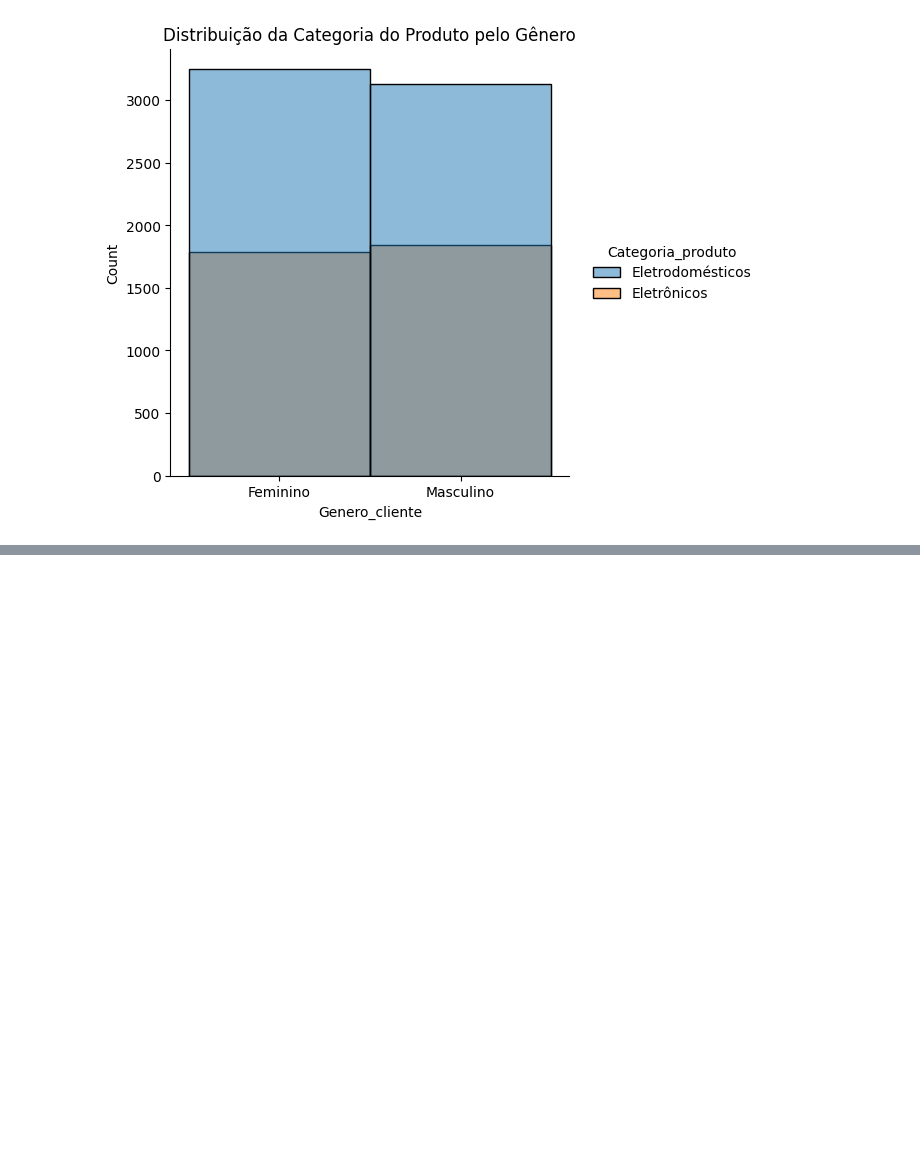
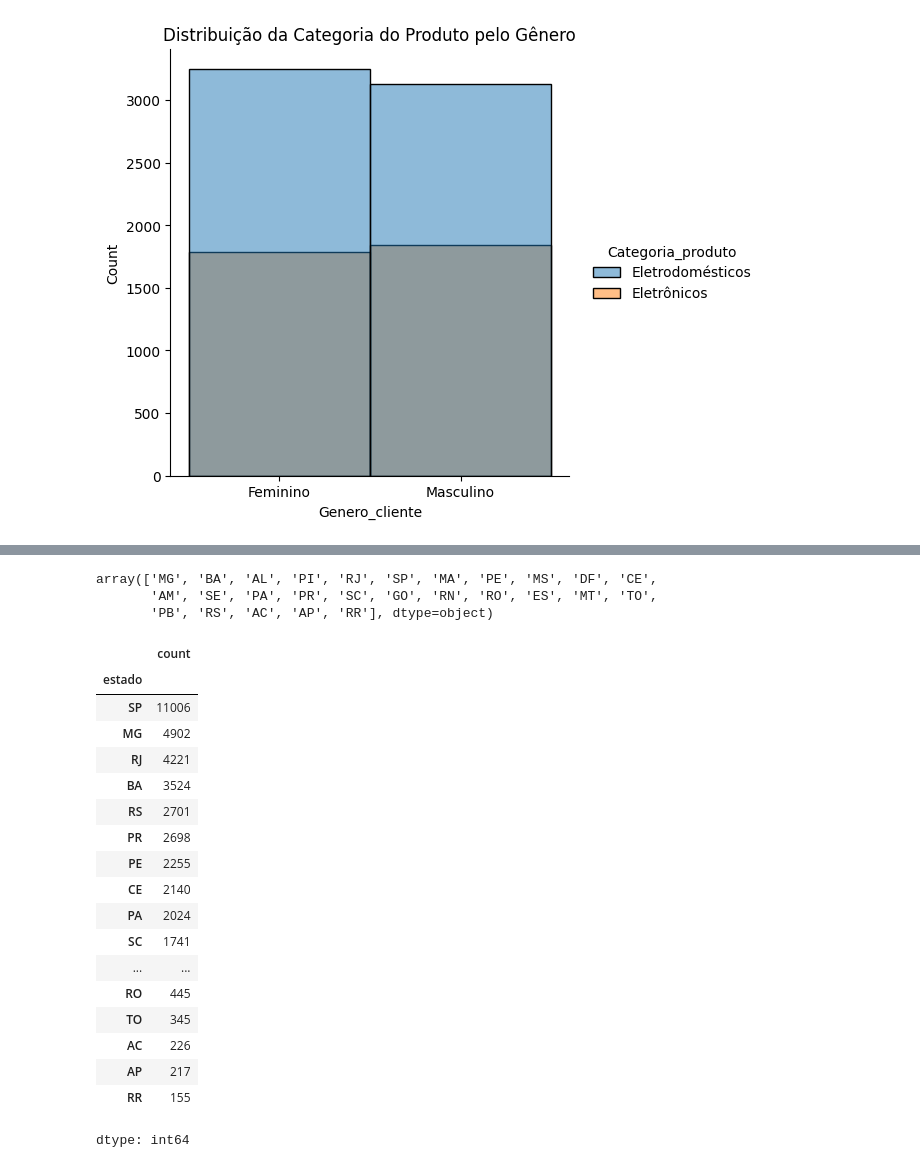
Before and after one commit to vitorjensen/Data-Science-para-Marketing, a Jupyter notebook: Data Science para Marketing/Analisando e Explorando Dados.ipynb, the cells around one changed output, grey strips where cells are left out. Cells and saved outputs as stored; diff of their text form; code cells hidden in the pictures; blank space fills up the shorter version.

```diff
--- a/Data Science para Marketing/Analisando e Explorando Dados.ipynb
+++ b/Data Science para Marketing/Analisando e Explorando Dados.ipynb
@@ -276,0 +342,28 @@ plt.show()
+# %%
+campanhas['estado'].unique()
+# %% [output]
+array(['MG', 'BA', 'AL', 'PI', 'RJ', 'SP', 'MA', 'PE', 'MS', 'DF', 'CE',
+       'AM', 'SE', 'PA', 'PR', 'SC', 'GO', 'RN', 'RO', 'ES', 'MT', 'TO',
+       'PB', 'RS', 'AC', 'AP', 'RR'], dtype=object)
+# %%
+campanhas['estado'].value_counts()
+# %% [output]
+|  | count |
+| estado |  |
+| SP | 11006 |
+| MG | 4902 |
+| RJ | 4221 |
+| BA | 3524 |
+| RS | 2701 |
+| PR | 2698 |
+| PE | 2255 |
+| CE | 2140 |
+| PA | 2024 |
+| SC | 1741 |
+| ... | ... |
+| RO | 445 |
+| TO | 345 |
+| AC | 226 |
+| AP | 217 |
+| RR | 155 |
+dtype: int64
```
Also changed, not shown: parts of 12 cells of this notebook.
